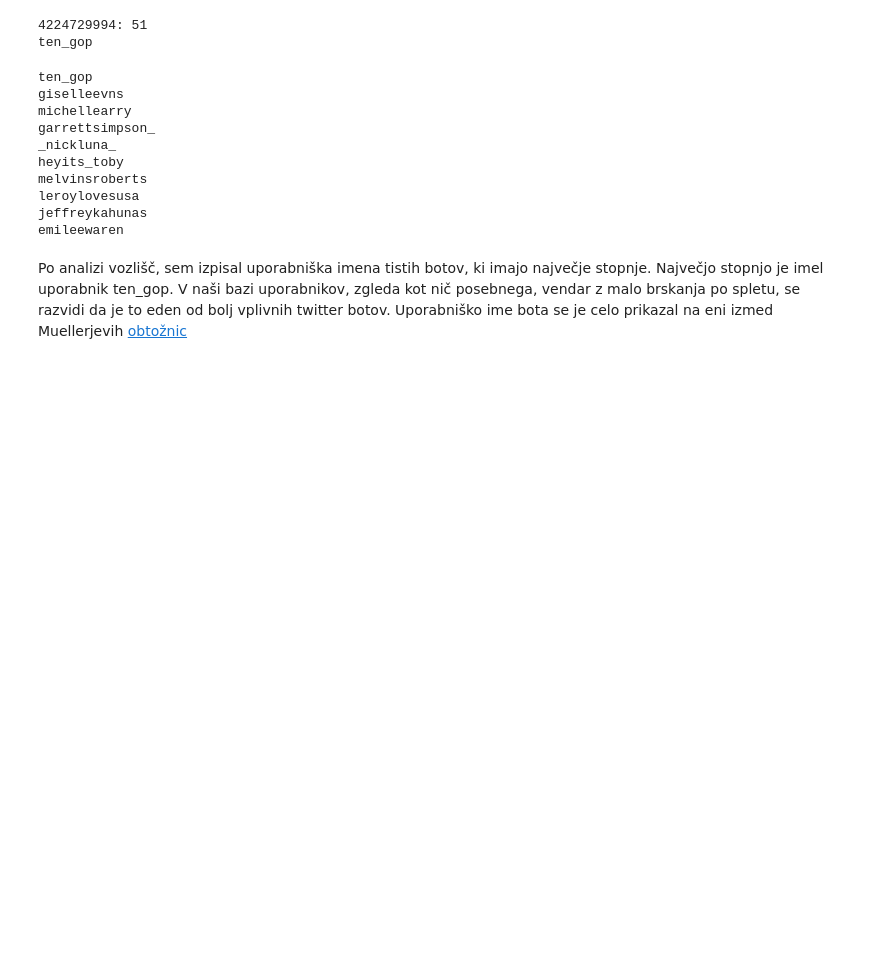
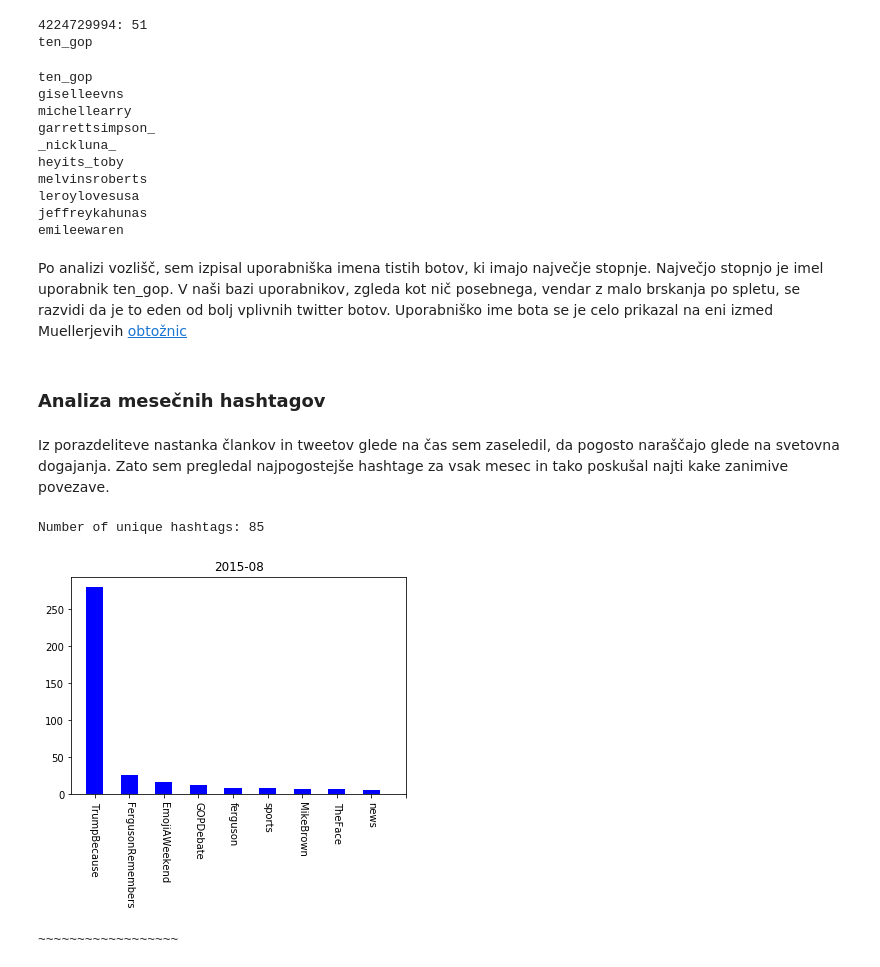
Before and after one commit to jk7716/ZBGMMFUKJK, a Jupyter notebook: report.ipynb, the cells around one changed output. Cells and saved outputs as stored; diff of their text form; code cells hidden in the pictures; blank space fills up the shorter version.

```diff
--- a/report.ipynb
+++ b/report.ipynb
@@ -271,3 +271,18 @@ emileewaren
 # %% [markdown]
 Po analizi vozlišč, sem izpisal uporabniška imena tistih botov, ki imajo največje stopnje. Največjo stopnjo je imel uporabnik
 ten_gop. V naši bazi uporabnikov, zgleda kot nič posebnega, vendar z malo brskanja po spletu, se razvidi da je to eden od bolj vplivnih twitter botov. Uporabniško ime bota se je celo prikazal na eni izmed Muellerjevih [obtožnic](https://www.documentcloud.org/documents/4380502-Indictment.html#document/p15/a404968)
+# %% [markdown]
+### Analiza mesečnih hashtagov
+# %%
+import os
+os.chdir(".\DictReader")
+import Read
+data = Read.DataHoard()
+# %% [markdown]
+Iz porazdeliteve nastanka člankov in tweetov glede na čas sem zaseledil, da pogosto naraščajo glede na svetovna dogajanja. Zato sem pregledal najpogostejše hashtage za vsak mesec in tako poskušal najti kake zanimive povezave.
+# %%
+Read.quick_dated_tweet(data.dated_tweets,"2015-08")
+# %% [output]
+Number of unique hashtags: 85
+[figure, added]
+~~~~~~~~~~~~~~~~~~
```
Also changed, not shown: parts of 11 cells of this notebook.
